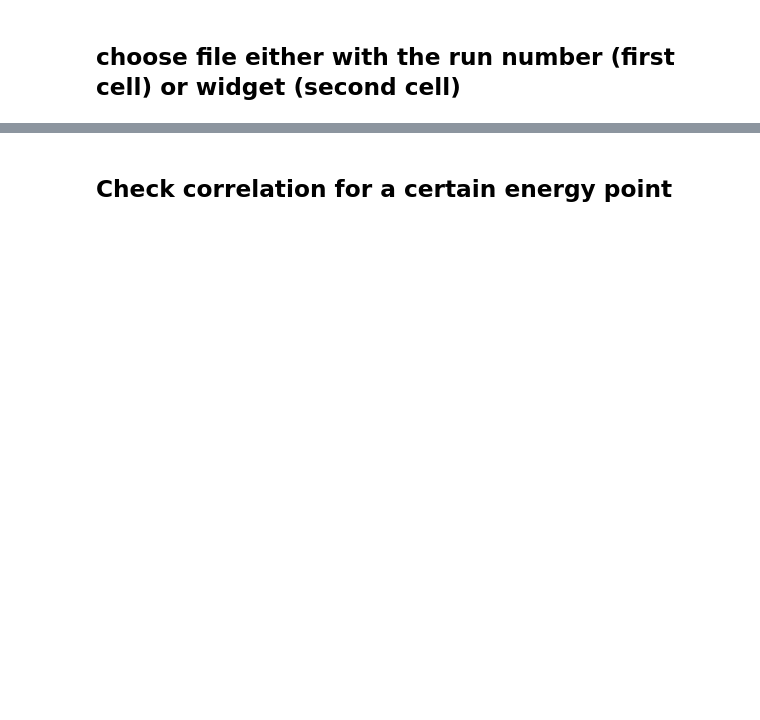
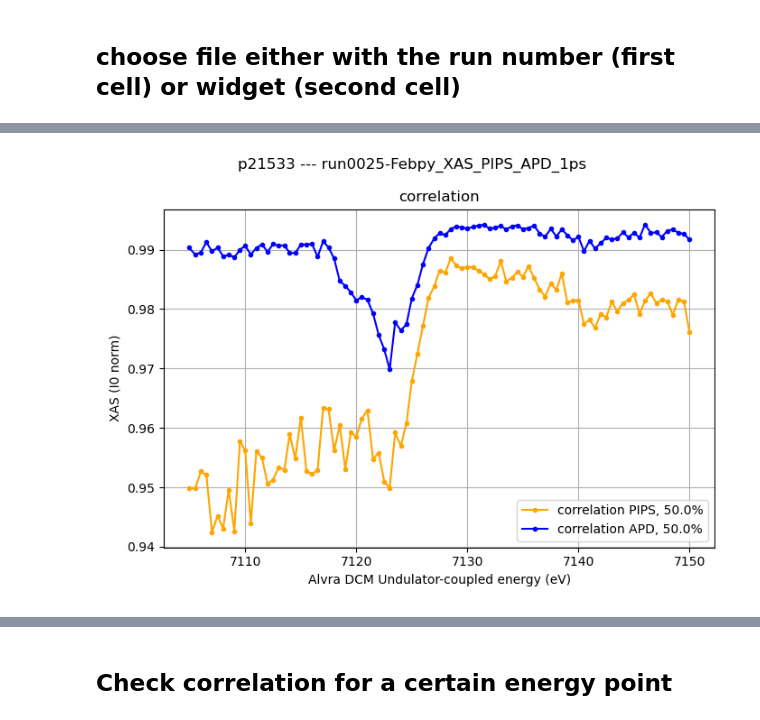
Before and after one commit to paulscherrerinstitute/alvra_beamline_scripts, a Jupyter notebook: XANES_static.ipynb, the cells around one changed output, grey strips where cells are left out. Drawn from its saved outputs; the diff is of its cells as text; code cells hidden in the pictures; blank space fills up the shorter version.

```diff
--- a/XANES_static.ipynb
+++ b/XANES_static.ipynb
@@ -106,0 +109,35 @@ plt.show()
+# %%
+plt.figure(figsize = (7,5))
+plt.suptitle(titlestring, fontsize = 12)
+
+XAS1 = DataFluo1[:,0]
+err_low1 = DataFluo1[:,1]
+err_high1 = DataFluo1[:,2]
+
+XAS2 = DataFluo2[:,0]
+err_low2 = DataFluo2[:,1]
+err_high2 = DataFluo2[:,2]
+
+units = scan.parameters['units'][0]
+label = scan.parameters['name'][0]
+
+#plt.plot(Energy_eV, XAS1, label='{}, {}%'.format('fluo PIPS', quantile_corr*100),marker='.', color = 'orange')
+#plt.fill_between(Energy_eV, err_low1, err_high1, color='navajowhite')
+plt.plot(Energy_eV, correlation1, label='{}, {}%'.format('correlation PIPS', quantile_corr*100),marker='.', color = 'orange')
+
+# plt.plot(Energy_eV, XAS2, label='{}, {}%'.format('fluo APD', quantile_corr*100),marker='.', color = 'blue')
+# plt.fill_between(Energy_eV, err_low2, err_high2, color='lightblue')
+plt.plot(Energy_eV, correlation2, label='{}, {}%'.format('correlation APD', quantile_corr*100),marker='.', color = 'blue')
+
+
+plt.xlabel("{} ({})".format(label, units))
+plt.ylabel ("XAS (I0 norm)")
+plt.gca().set_title('correlation')
+plt.legend(loc="best")
+plt.grid()
+plt.tight_layout()
+plt.show()
+
+#plt.savefig(savedir+'/XANES_RhAcac.png')
+# %% [output]
+[figure, added]
```
Also changed, not shown: parts of 5 cells of this notebook, 1 other file.
